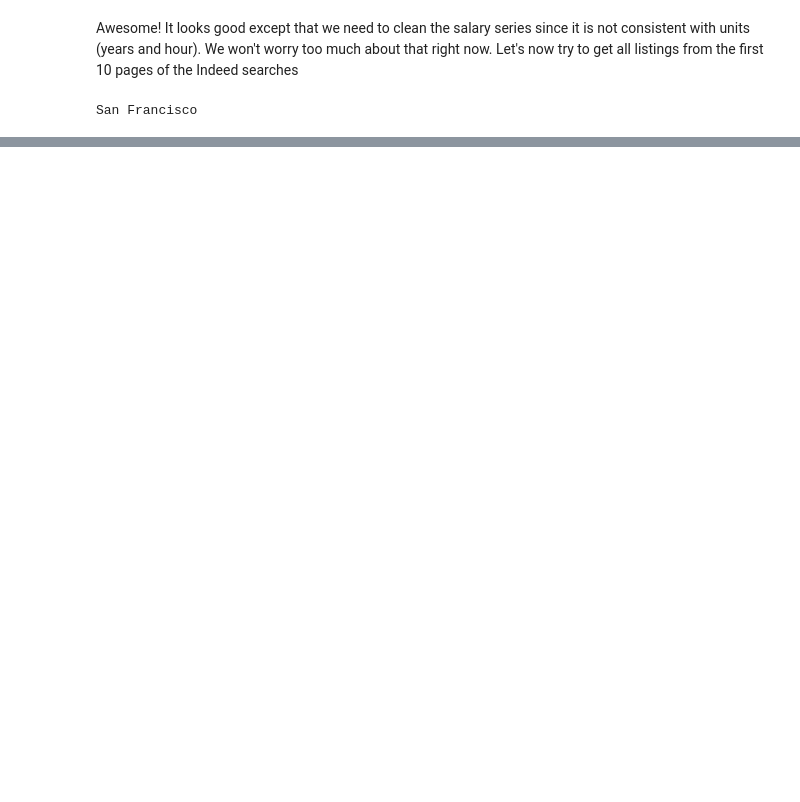
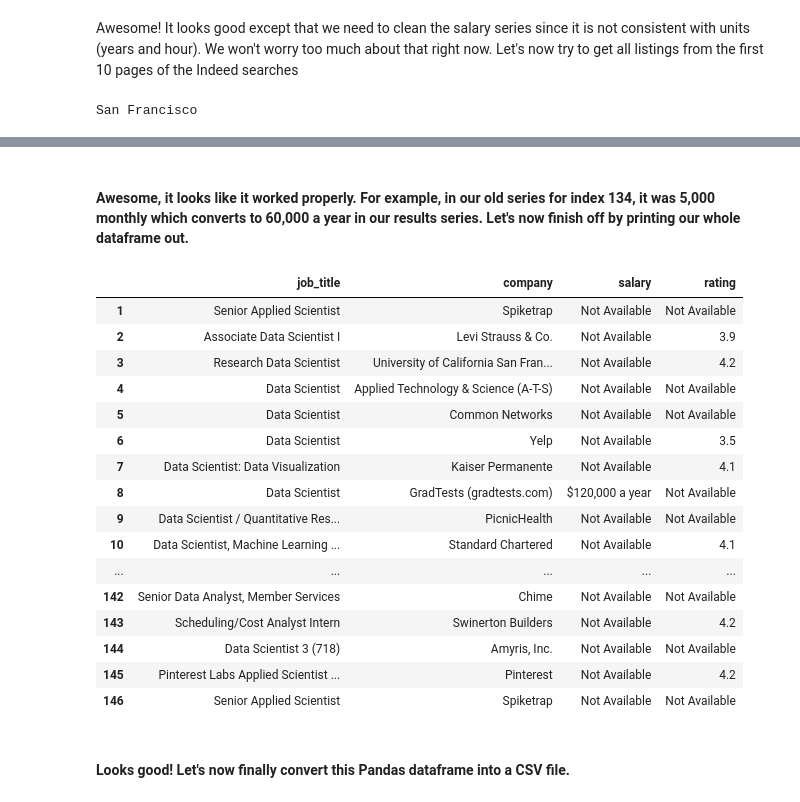
Before and after one commit to AlvinQLee/Indeed-Data-Scraping, a Jupyter notebook: Indeed.ipynb, the cells around one changed output, grey strips where cells are left out. Drawn from its saved outputs; the diff is of its cells as text; code cells hidden in the pictures; blank space fills up the shorter version.

```diff
--- a/Indeed.ipynb
+++ b/Indeed.ipynb
@@ -265,0 +284,25 @@ sample_df
+# %% [markdown]
+#### Awesome, it looks like it worked properly. For example, in our old series for index 134, it was 5,000 monthly which converts to 60,000 a year in our results series. Let's now finish off by printing our whole dataframe out.
+# %%
+pd.set_option('display.max_rows', None)
+sample_df
+# %% [output]
+|  | job_title | company | salary | rating |
+| 1 | Senior Applied Scientist | Spiketrap | Not Available | Not Available |
+| 2 | Associate Data Scientist I | Levi Strauss & Co. | Not Available | 3.9 |
+| 3 | Research Data Scientist | University of California San Fran... | Not Available | 4.2 |
+| 4 | Data Scientist | Applied Technology & Science (A-T-S) | Not Available | Not Available |
+| 5 | Data Scientist | Common Networks | Not Available | Not Available |
+| 6 | Data Scientist | Yelp | Not Available | 3.5 |
+| 7 | Data Scientist: Data Visualization | Kaiser Permanente | Not Available | 4.1 |
+| 8 | Data Scientist | GradTests (gradtests.com) | $120,000 a year | Not Available |
+| 9 | Data Scientist / Quantitative Res... | PicnicHealth | Not Available | Not Available |
+| 10 | Data Scientist, Machine Learning ... | Standard Chartered | Not Available | 4.1 |
+| ... | ... | ... | ... | ... |
+| 142 | Senior Data Analyst, Member Services | Chime | Not Available | Not Available |
+| 143 | Scheduling/Cost Analyst Intern | Swinerton Builders | Not Available | 4.2 |
+| 144 | Data Scientist 3 (718) | Amyris, Inc. | Not Available | Not Available |
+| 145 | Pinterest Labs Applied Scientist ... | Pinterest | Not Available | 4.2 |
+| 146 | Senior Applied Scientist | Spiketrap | Not Available | Not Available |
+# %% [markdown]
+#### Looks good! Let's now finally convert this Pandas dataframe into a CSV file.
```
Also changed, not shown: parts of 14 cells of this notebook, 1 other file.
